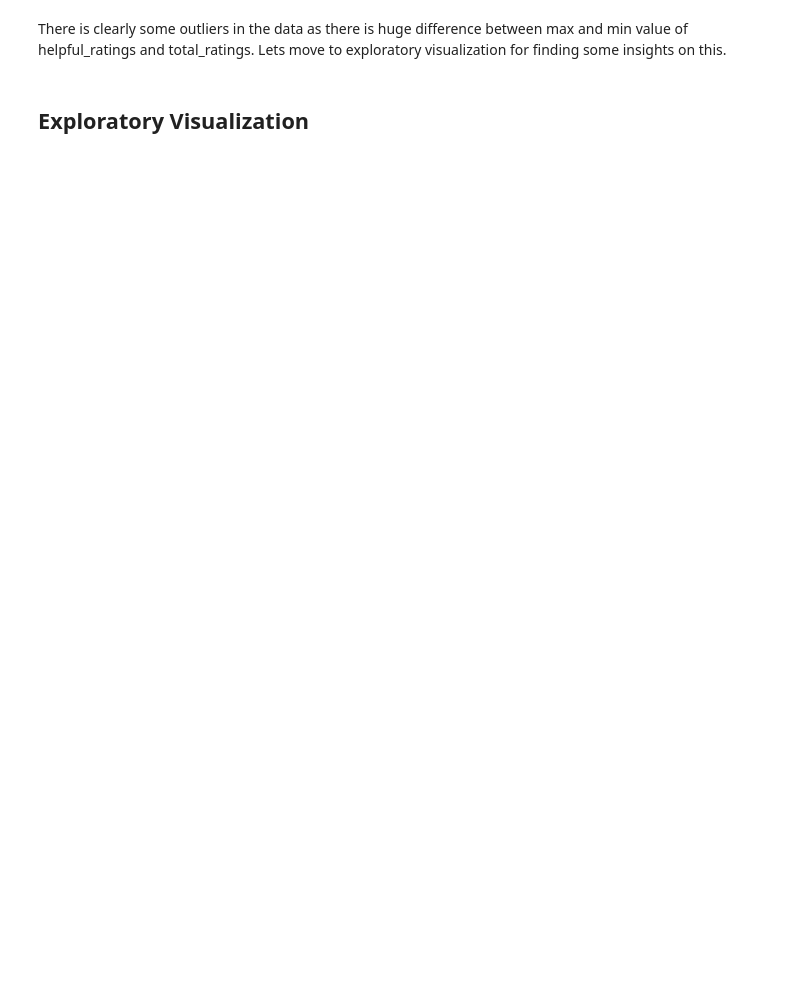
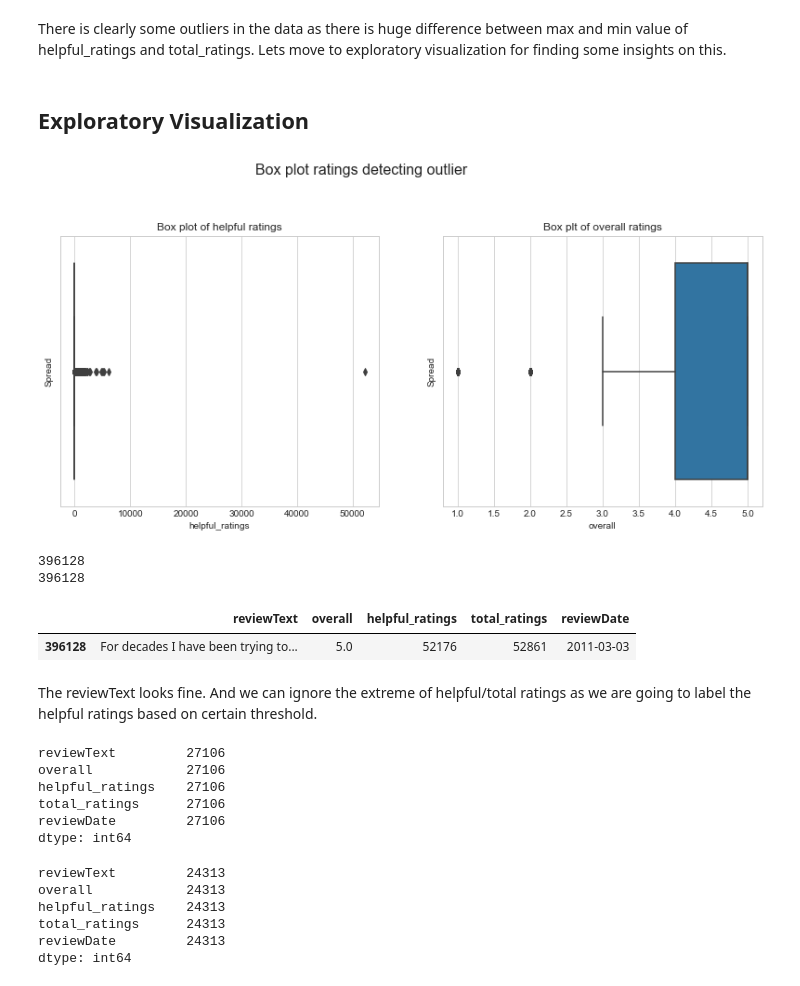
Before and after one commit to subhashree-ai/amazon-review-helpfulness-prediction, a Jupyter notebook: notebooks/amazon_review_helpfulness_prediction_analysis.ipynb, the cells around one changed output. Cells and saved outputs as stored; diff of their text form; code cells hidden in the pictures; blank space fills up the shorter version.

```diff
--- a/notebooks/amazon_review_helpfulness_prediction_analysis.ipynb
+++ b/notebooks/amazon_review_helpfulness_prediction_analysis.ipynb
@@ -99,3 +110,58 @@ df.describe()
 There is clearly some outliers in the data as there is huge difference between max and min value of helpful_ratings and total_ratings. Lets move to exploratory visualization for finding some insights on this.
 # %% [markdown]
 ## Exploratory Visualization
+# %%
+
+### Box Plot
+plt.subplots(1,2, figsize=(15,6))
+
+plt.subplot(121)
+plt.title('Box plot of helpful ratings')
+plt.xlabel('Helpful ratings')
+plt.ylabel('Spread')
+sns.boxplot(x=df['helpful_ratings'])
+
+plt.subplot(122)
+plt.title('Box plt of overall ratings')
+plt.xlabel('overall ratings')
+plt.ylabel('Spread')
+sns.boxplot(x=df['overall'])
+
+plt.suptitle('Box plot ratings detecting outlier', fontsize=16)
+
+plt.subplots_adjust(left=0.2, wspace=0.2, top=0.8)
+plt.show()
+# %% [output]
+[figure, added]
+# %%
+#df[df.helpful_ratings > 50000]
+print(df['helpful_ratings'].idxmax(axis=0, skipna=True))
+print(df['total_ratings'].idxmax(axis=0, skipna=True))
+# %% [output]
+396128
+396128
+# %%
+df.iloc[[396128]]
+# %% [output]
+|  | reviewText | overall | helpful_ratings | total_ratings | reviewDate |
+| 396128 | For decades I have been trying to... | 5.0 | 52176 | 52861 | 2011-03-03 |
+# %% [markdown]
+The reviewText looks fine. And we can ignore the extreme of helpful/total ratings as we are going to label the helpful ratings based on certain threshold.
+# %%
+df[df.overall == 1].count()
+# %% [output]
+reviewText         27106
+overall            27106
+helpful_ratings    27106
+total_ratings      27106
+reviewDate         27106
+dtype: int64
+# %%
+df[df.overall == 2].count()
+# %% [output]
+reviewText         24313
+overall            24313
+helpful_ratings    24313
+total_ratings      24313
+reviewDate         24313
+dtype: int64
```
Also changed, not shown: parts of 20 cells of this notebook.
